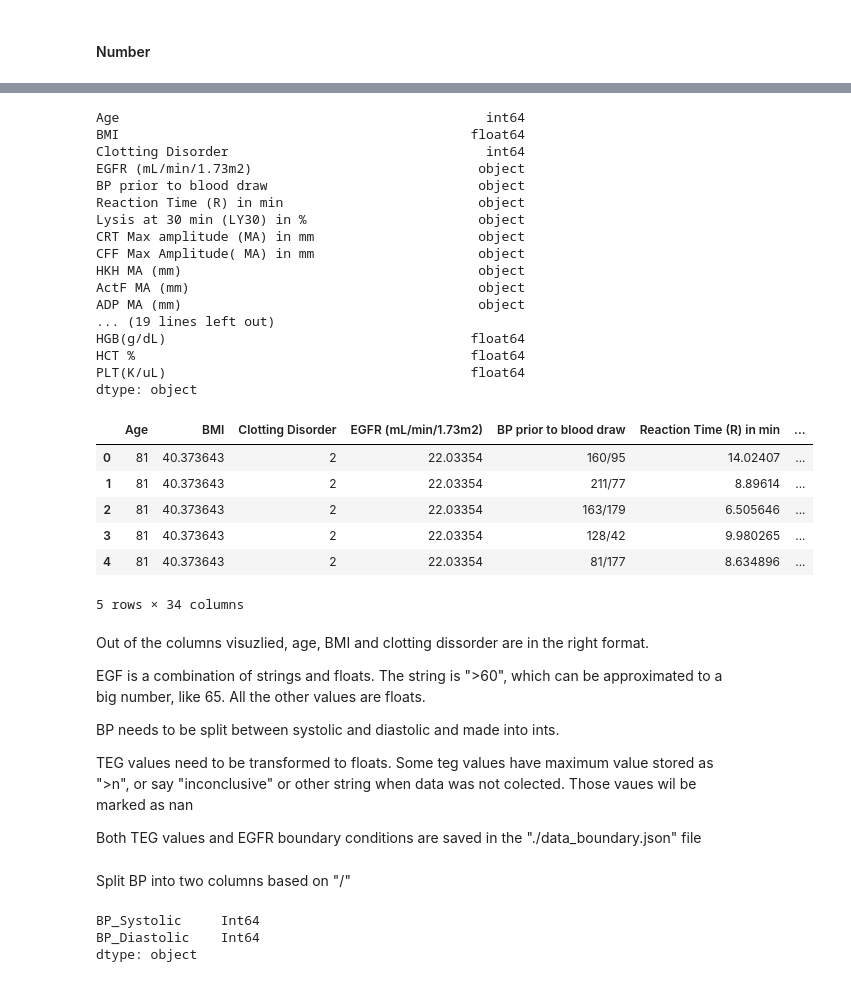
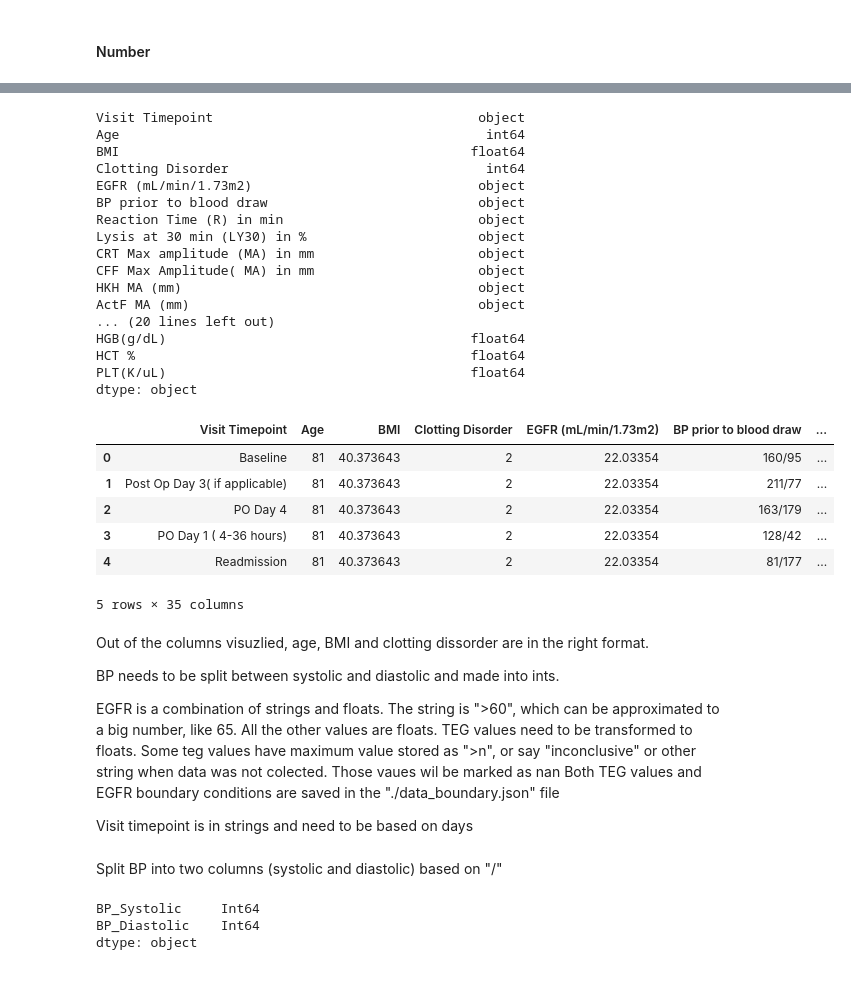
Before and after one commit to kstack21/CapstoneC2023, a Jupyter notebook: steps.ipynb, the cells around one changed output, grey strips where cells are left out. Saved outputs shown, nothing was run; the diff lists cells and outputs as text; code cells hidden in the pictures.

```diff
--- a/steps.ipynb
+++ b/steps.ipynb
@@ -217,8 +218,9 @@ tegValues
  'PLT(K/uL)']
 # %%
 # Visualize the values and their types to identify the kind of changes needed
-clean_df[["Age","BMI", "Clotting Disorder", "EGFR (mL/min/1.73m2)", "BP prior to blood draw"]+tegValues].dtypes
+clean_df[["Visit Timepoint","Age","BMI", "Clotting Disorder", "EGFR (mL/min/1.73m2)", "BP prior to blood draw"]+tegValues].dtypes
 # %% [output]
+Visit Timepoint                                  object
 Age                                               int64
 BMI                                             float64
 Clotting Disorder                                 int64
@@ -230,33 +232,32 @@ CRT Max amplitude (MA) in mm                     object
 CFF Max Amplitude( MA) in mm                     object
 HKH MA (mm)                                      object
 ActF MA (mm)                                     object
-ADP MA (mm)                                      object
-... (19 lines left out)
+... (20 lines left out)
 HGB(g/dL)                                       float64
 HCT %                                           float64
 PLT(K/uL)                                       float64
 dtype: object
 # %%
 # Visualize the values
-clean_df[["Age","BMI", "Clotting Disorder", "EGFR (mL/min/1.73m2)", "BP prior to blood draw"]+tegValues].head()
+clean_df[["Visit Timepoint","Age","BMI", "Clotting Disorder", "EGFR (mL/min/1.73m2)", "BP prior to blood draw"]+tegValues].head()
 # %% [output]
-|  | Age | BMI | Clotting Disorder | EGFR (mL/min/1.73m2) | BP prior to blood draw | Reaction Time (R) in min | ... |
-| 0 | 81 | 40.373643 | 2 | 22.03354 | 160/95 | 14.02407 | ... |
-| 1 | 81 | 40.373643 | 2 | 22.03354 | 211/77 | 8.89614 | ... |
-| 2 | 81 | 40.373643 | 2 | 22.03354 | 163/179 | 6.505646 | ... |
-| 3 | 81 | 40.373643 | 2 | 22.03354 | 128/42 | 9.980265 | ... |
-| 4 | 81 | 40.373643 | 2 | 22.03354 | 81/177 | 8.634896 | ... |
+|  | Visit Timepoint | Age | BMI | Clotting Disorder | EGFR (mL/min/1.73m2) | BP prior to blood draw | ... |
+| 0 | Baseline | 81 | 40.373643 | 2 | 22.03354 | 160/95 | ... |
+| 1 | Post Op Day 3( if applicable) | 81 | 40.373643 | 2 | 22.03354 | 211/77 | ... |
+| 2 | PO Day 4 | 81 | 40.373643 | 2 | 22.03354 | 163/179 | ... |
+| 3 | PO Day 1 ( 4-36 hours) | 81 | 40.373643 | 2 | 22.03354 | 128/42 | ... |
+| 4 | Readmission | 81 | 40.373643 | 2 | 22.03354 | 81/177 | ... |
-5 rows × 34 columns
+5 rows × 35 columns
 # %% [markdown]
 Out of the columns visuzlied, age, BMI and clotting dissorder are in the right format.
 
-EGF is a combination of strings and floats. The string is ">60", which can be approximated to a big number, like 65. All the other values are floats.
-
 BP needs to be split between systolic and diastolic and made into ints.
 
+EGFR is a combination of strings and floats. The string is ">60", which can be approximated to a big number, like 65. All the other values are floats.
 TEG values need to be transformed to floats. Some teg values have maximum value stored as ">n", or say "inconclusive" or other string when data was not colected. Those vaues wil be marked as nan
+Both TEG values and EGFR boundary conditions are saved in the "./data_boundary.json" file
 
-Both TEG values and EGFR boundary conditions are saved in the "./data_boundary.json" file
+Visit timepoint is in strings and need to be based on days
 # %% [markdown]
-Split BP into two columns based on "/"
+Split BP into two columns (systolic and diastolic) based on "/"
 # %%
```
Also changed, not shown: parts of 10 cells of this notebook, 2 other files.
